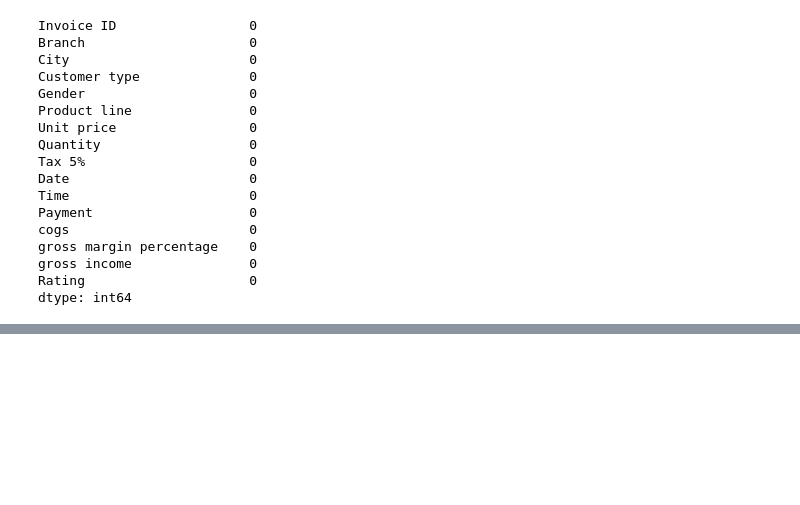
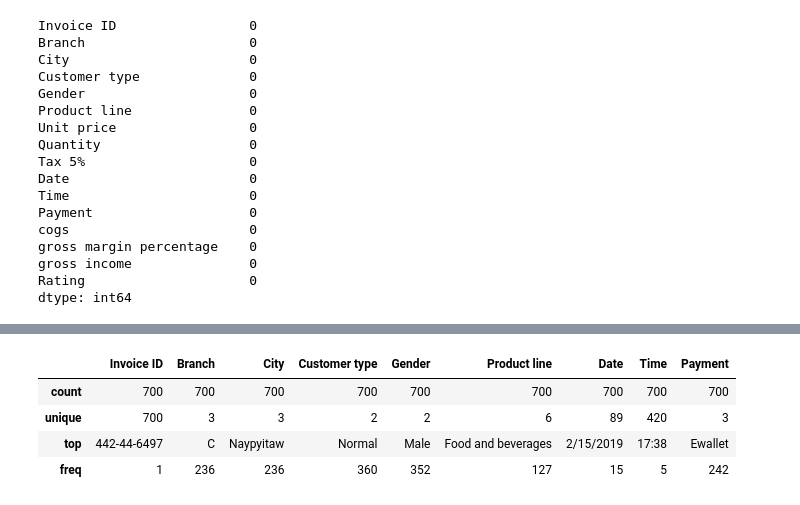
Before and after one commit to h-sutiwas/personal-project, a Jupyter notebook: Sales Retail/analysis.ipynb, the cells around one changed output, grey strips where cells are left out. Saved outputs shown, nothing was run; the diff lists cells and outputs as text; code cells hidden in the pictures; blank space fills up the shorter version.

```diff
--- a/Sales Retail/analysis.ipynb
+++ b/Sales Retail/analysis.ipynb
@@ -167,0 +178,8 @@ plt.xticks(rotation=30);
+# %%
+cat_feature.describe()
+# %% [output]
+|  | Invoice ID | Branch | City | Customer type | Gender | Product line | Date | Time | Payment |
+| count | 700 | 700 | 700 | 700 | 700 | 700 | 700 | 700 | 700 |
+| unique | 700 | 3 | 3 | 2 | 2 | 6 | 89 | 420 | 3 |
+| top | 442-44-6497 | C | Naypyitaw | Normal | Male | Food and beverages | 2/15/2019 | 17:38 | Ewallet |
+| freq | 1 | 236 | 236 | 360 | 352 | 127 | 15 | 5 | 242 |
```
Also changed, not shown: parts of 13 cells of this notebook.
